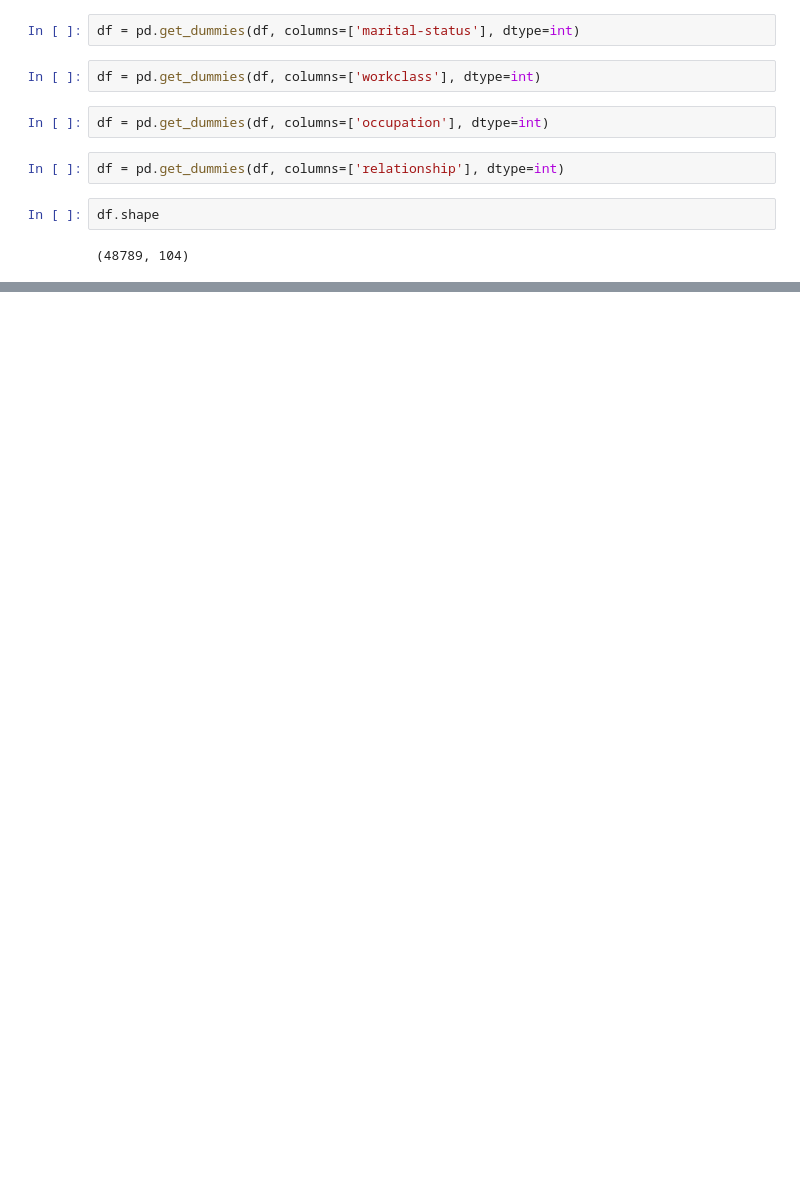
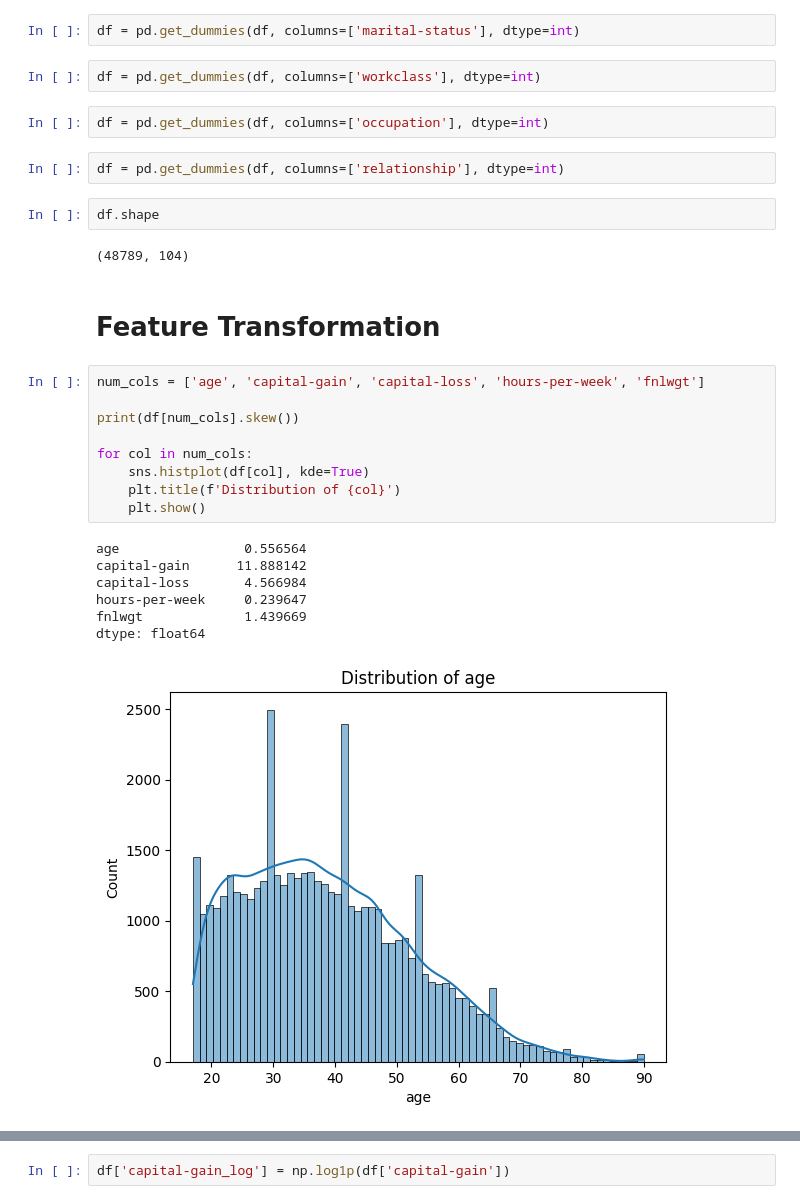
Before and after one commit to subodhbhatta67/Supervised-Learning-Models-, a Jupyter notebook: supervised_learning.ipynb, the cells around one changed output, grey strips where cells are left out. Drawn from its saved outputs; the diff is of its cells as text; blank space fills up the shorter version.

Commit message:
Feature Transformation

```diff
--- a/supervised_learning.ipynb
+++ b/supervised_learning.ipynb
@@ -797,3 +797,22 @@ df = pd.get_dummies(df, columns=['relationship'], dtype=int)
 df.shape
 # %% [output]
 (48789, 104)
+# %% [markdown]
+# Feature Transformation
+# %%
+num_cols = ['age', 'capital-gain', 'capital-loss', 'hours-per-week', 'fnlwgt']
+
+print(df[num_cols].skew())
+
+for col in num_cols:
+    sns.histplot(df[col], kde=True)
+    plt.title(f'Distribution of {col}')
+    plt.show()
+# %% [output]
+age                0.556564
+capital-gain      11.888142
+capital-loss       4.566984
+hours-per-week     0.239647
+fnlwgt             1.439669
+dtype: float64
+[figure, added]
@@ -799,0 +823,2 @@ df.shape
+# %%
+df['capital-gain_log'] = np.log1p(df['capital-gain'])
```
Also changed, not shown: parts of 12 cells of this notebook.
